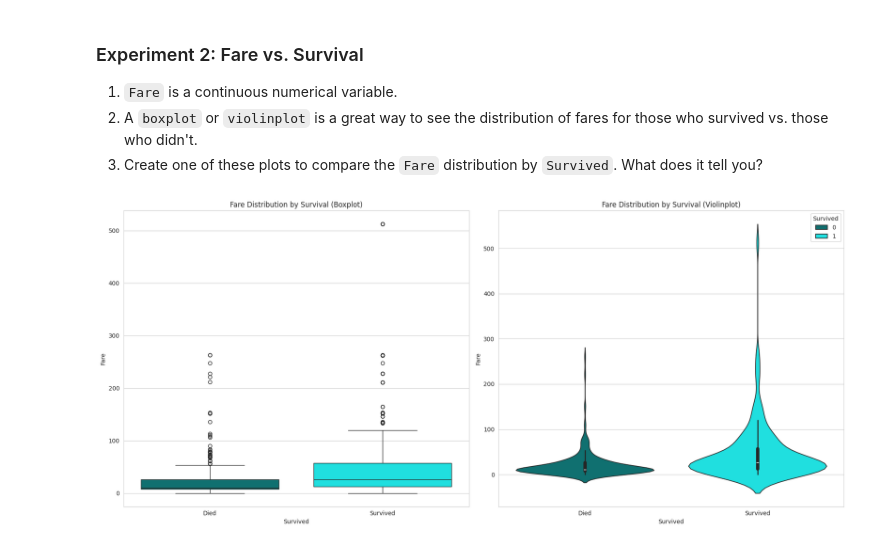
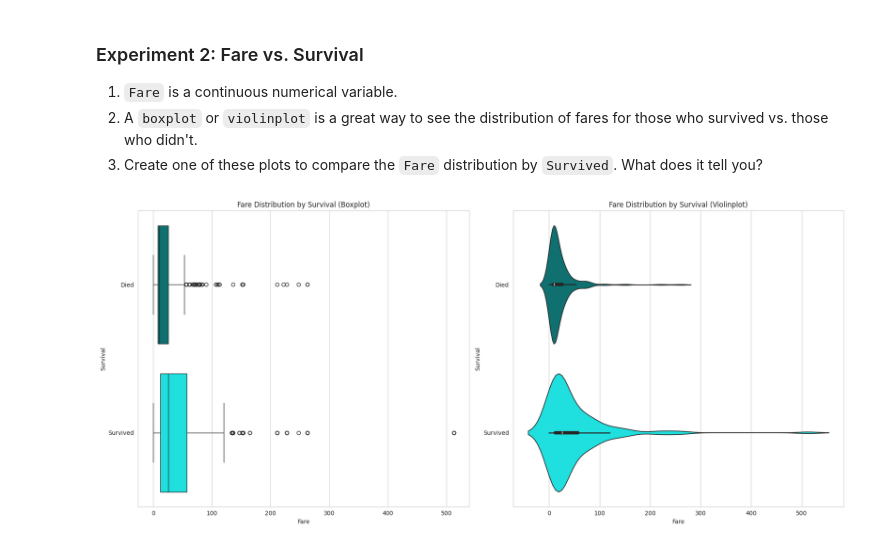
Before and after one commit to CeZa18/ITAI-1371-ML-Labs, a Jupyter notebook: L04_CesarZaldivar_ITAI1371.ipynb, the cells around one changed output. Drawn from its saved outputs; the diff is of its cells as text; code cells hidden in the pictures.

```diff
--- a/L04_CesarZaldivar_ITAI1371.ipynb
+++ b/L04_CesarZaldivar_ITAI1371.ipynb
@@ -191,29 +192,54 @@ plt.show()
 # %%
 # --- ENTER YOUR CODE HERE ---
 
-# Boxplot and Violinplot side-by-side
+
+# Plot a Boxplot and Violinplot horizontally side-by-side
 
 # 1. Create a figure with 1 row and 2 columns
 fig, axes = plt.subplots(1, 2, figsize=(18, 8))
 
-# 2. Plot the Boxplot on the first axis (axes[0])
-sns.boxplot(x='Survived', y='Fare', hue='Survived', palette=color_dict3, data=df, ax=axes[0])
+
+# 2. Map 0 and 1 to 'Died and 'Survived' to match plot display
+y_categorical = df['Survived'].map({0: 'Died', 1: 'Survived'})
+
+# 3. Plot Boxplot horizontally by putting the numerical 'Fare' on x and the
+# categorical values on y
+sns.boxplot(
+    x='Fare',
+    y=y_categorical,
+    hue=y_categorical,      # Colors each box
+    palette=color_dict3,    # Applies chosen colors
+    legend=False,           # Hides redundant legend
+    data=df,
+    ax=axes[0]              # Puts plot on first axis
+)
 axes[0].set_title('Fare Distribution by Survival (Boxplot)')
-axes[0].set_xticklabels(['Died', 'Survived'])
-axes[0].legend_.remove()
+axes[0].set_xlabel('Fare')
+axes[0].set_ylabel('Survival')
 
-# 3. Plot the Violinplot on the second axis (axes[1])
-sns.violinplot(x='Survived', y='Fare', hue='Survived', palette=color_dict3, data=df, ax=axes[1])
+
+# 4. Plot Violinplot horizontally by putting it on the second axis (axes[1])
+sns.violinplot(
+    x='Fare',
+    y=y_categorical,
+    hue=y_categorical,
+    palette=color_dict3,
+    legend=False,
+    data=df,
+    ax=axes[1]
+)
 axes[1].set_title('Fare Distribution by Survival (Violinplot)')
-axes[1].set_xticklabels(['Died', 'Survived'])
+axes[1].set_xlabel('Fare')
+axes[1].set_ylabel('Survival')
+# axes[1].legend_.remove()
 
-# 4. Automatically adjust layout to prevent everlapping text
+# 5. Automatically adjust layout to prevent everlapping text
 plt.tight_layout()
 
-# 5. Show the plot
+# 6. Dsiplay plot
 plt.show()
 # %% [output]
-[figure, old version]
+[figure, new version]
 # %% [markdown]
 ## 📝 Knowledge Check
 
```
Also changed, not shown: parts of 2 cells of this notebook.
